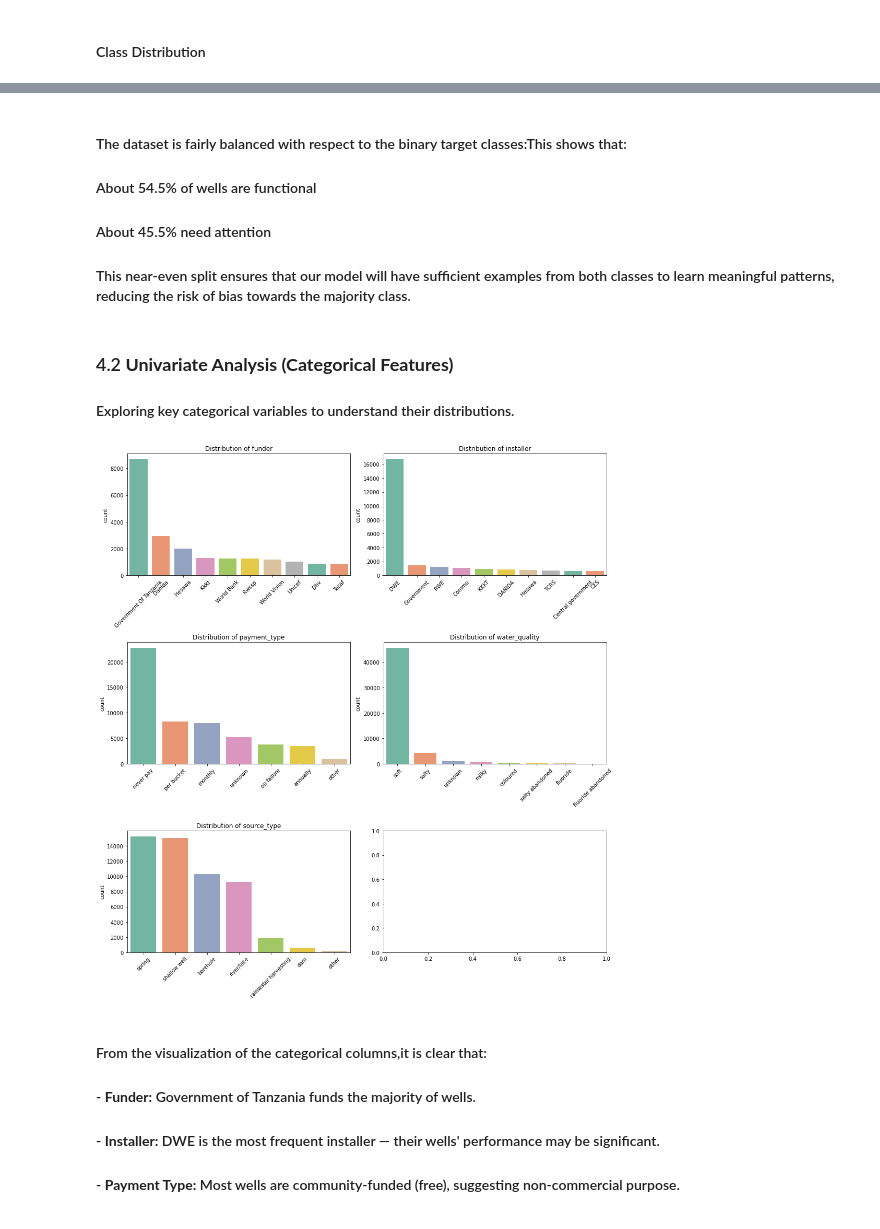
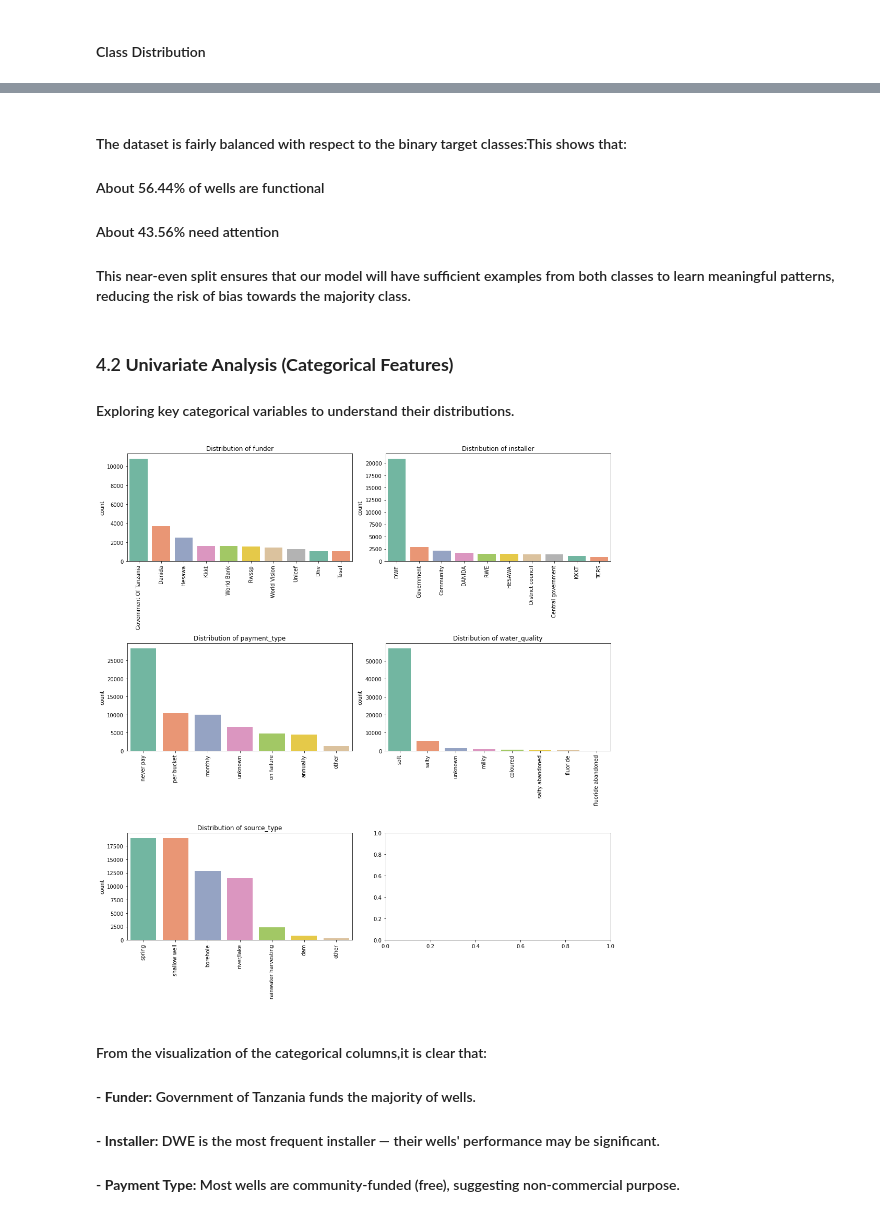
Before and after one commit to CharityPM/tanzanian-water-wells-prediction, a Jupyter notebook: waterwellsprediction.ipynb, the cells around one changed output, grey strips where cells are left out. Saved outputs shown, nothing was run; the diff lists cells and outputs as text; code cells hidden in the pictures.

```diff
--- a/waterwellsprediction.ipynb
+++ b/waterwellsprediction.ipynb
@@ -75,9 +76,9 @@ Values:
 5 rows × 40 columns
 # %%
 #merge the two datasets using id
-df = df_values.merge(df_labels, on='id')
-display(df.head())
-print("Combined shape:", df.shape)
+train_df = df_values.merge(df_labels, on='id')
+display(train_df.head())
+print("Combined shape:", train_df.shape)
 # %% [output]
 |  | id | amount_tsh | date_recorded | funder | gps_height | installer | longitude | latitude | wpt_name | ... |
 | 0 | 69572 | 6000.0 | 2011-03-14 | Roman | 1390 | Roman | 34.938093 | -9.856322 | none | ... |
@@ -87,6 +88,18 @@ print("Combined shape:", df.shape)
 | 4 | 19728 | 0.0 | 2011-07-13 | Action In A | 0 | Artisan | 31.130847 | -1.825359 | Shuleni | ... |
 5 rows × 41 columns
 Combined shape: (59400, 41)
+# %%
+#load test set
+test_df = pd.read_csv('Dataset/Test set values.csv')
+# %%
+#combining train and test data for cleaning and preprocessing
+#Add a flag so you can split them later
+train_df['source'] = 'train'
+test_df['source'] = 'test'
+test_df['status_group'] = np.nan  # placeholder for label column
+
+# Combine
+df= pd.concat([train_df, test_df], axis=0)
 # %%
 #checking columns in our data
 df.columns
@@ -256,7 +401,7 @@ Name: status_binary, dtype: float64
 # %% [markdown]
 #### The dataset is fairly balanced with respect to the binary target classes:This shows that:
-#### About 54.5% of wells are functional
-#### About 45.5% need attention
+#### About 56.44% of wells are functional
+#### About 43.56% need attention
 #### This near-even split ensures that our model will have sufficient examples from both classes to learn meaningful patterns, reducing the risk of bias towards the majority class.
 # %% [markdown]
 ### 4.2 **Univariate Analysis (Categorical Features)**
@@ -264,29 +409,29 @@ Name: status_binary, dtype: float64
 # %%
 # visualizing Catogorical variables
 # Drop ID column
 if 'id' in df.columns:
     df = df.drop(columns=['id'])
 
 # Categorical columns to visualize
 categorical_cols = ['funder', 'installer', 'payment_type', 'water_quality', 'source_type']
 
 # Setup the subplot grid
 num_plots = len(categorical_cols)
 cols = 2
 rows = (num_plots + cols - 1) // cols
 fig, axes = plt.subplots(rows, cols, figsize=(14, 5 * rows))
 axes = axes.flatten()  # Flatten to 1D array for easy indexing
 
 for i, col in enumerate(categorical_cols):
     top10 = df[col].value_counts().iloc[:10].index
     sns.countplot(data=df, x=col, order=top10, ax=axes[i], palette='Set2')
     axes[i].set_title(f'Distribution of {col}')
     axes[i].set_xlabel("")
-    axes[i].tick_params(axis='x', rotation=45)
+    axes[i].tick_params(axis='x', rotation=90)
 plt.tight_layout()
 plt.show()
 # %% [output]
-[figure, old version]
+[figure, new version]
 # %% [markdown]
 #### From the visualization of the categorical columns,it is clear that:
 #### - **Funder:** Government of Tanzania funds the majority of wells.
```
Also changed, not shown: parts of 23 cells of this notebook.
